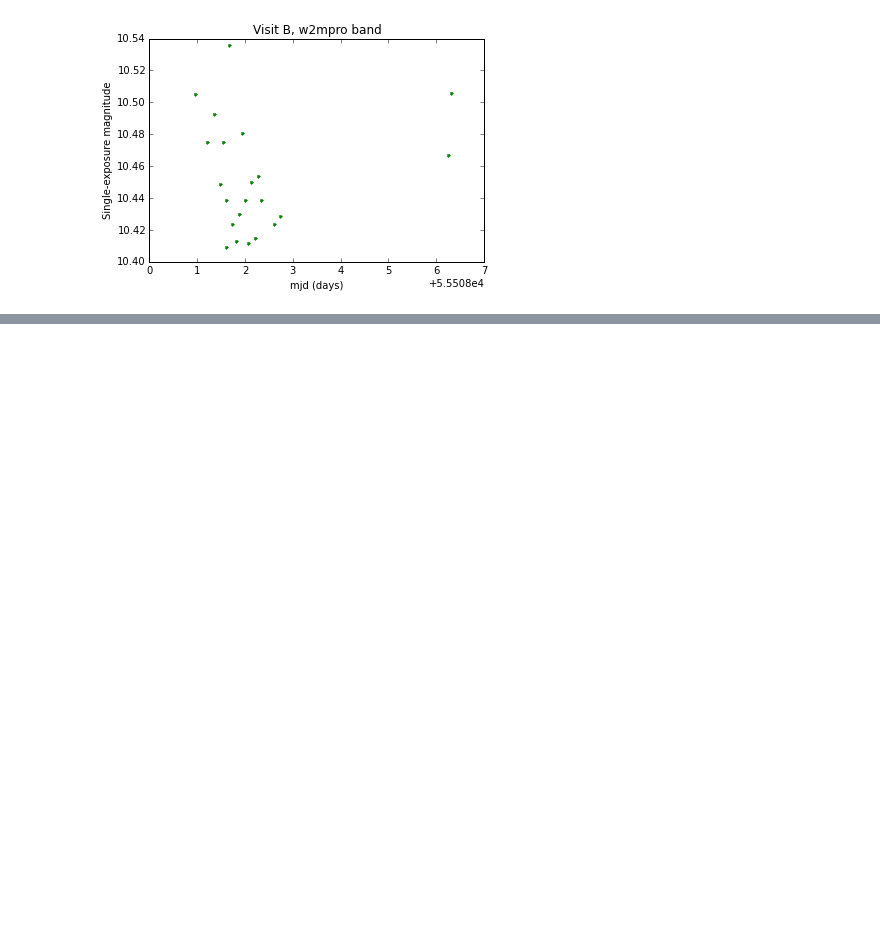
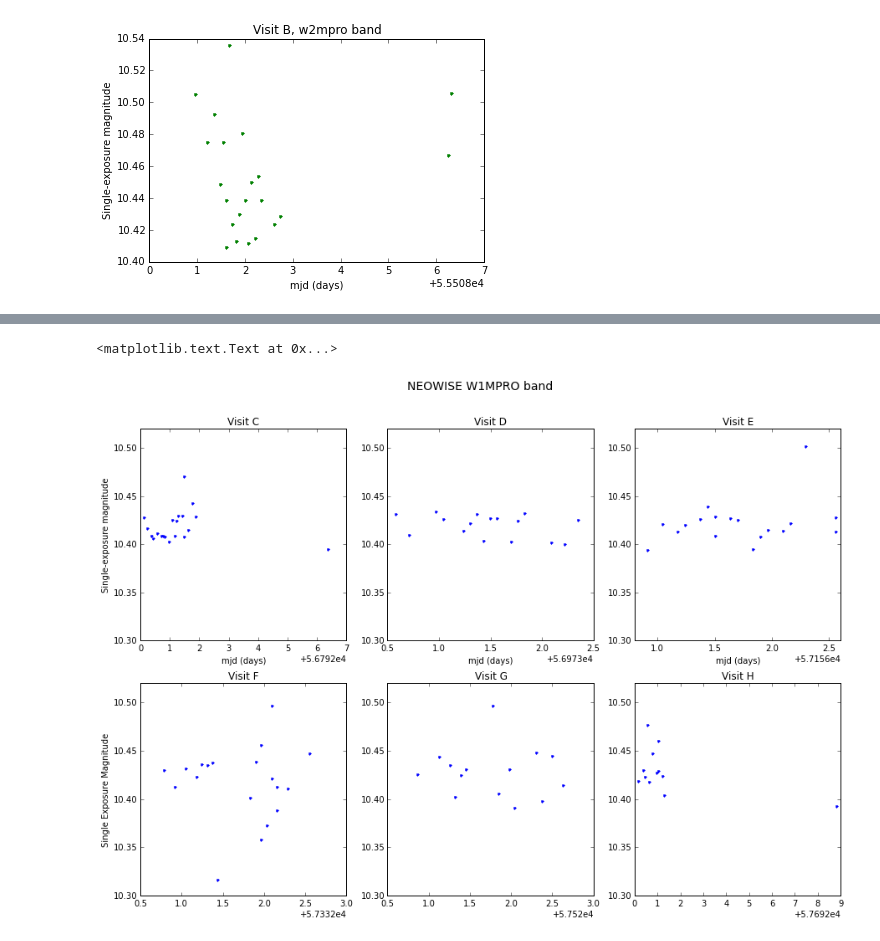
Before and after one commit to RileyWClarke/WISE_Boyajian, a Jupyter notebook: WISE_Boyajian.ipynb, the cells around one changed output, grey strips where cells are left out. Saved outputs shown, nothing was run; the diff lists cells and outputs as text; code cells hidden in the pictures; blank space fills up the shorter version.

```diff
--- a/WISE_Boyajian.ipynb
+++ b/WISE_Boyajian.ipynb
@@ -74,0 +106,68 @@ plt.title('Visit B, w2mpro band')
+# %%
+mjd_c = neo_mjd[visit_c]
+mjd_d = neo_mjd[visit_d]
+mjd_e = neo_mjd[visit_e]
+mjd_f = neo_mjd[visit_f]
+mjd_g = neo_mjd[visit_g]
+mjd_h = neo_mjd[visit_h]
+w1_c = w1_neo[visit_c]
+w1_d = w1_neo[visit_d]
+w1_e = w1_neo[visit_e]
+w1_f = w1_neo[visit_f]
+w1_g = w1_neo[visit_g]
+w1_h = w1_neo[visit_h]
+w2_c = w2_neo[visit_c]
+w2_d = w2_neo[visit_d]
+w2_e = w2_neo[visit_e]
+w2_f = w2_neo[visit_f]
+w2_g = w2_neo[visit_g]
+w2_h = w2_neo[visit_h]
+# %%
+fig = plt.figure(figsize = (15,10))
+fig.suptitle("NEOWISE W1MPRO band", fontsize=14)
+
+fig.add_subplot(231)
+
+plt.plot(mjd_c,w1_c,'b.')
+plt.ylim(10.30,10.52)
+plt.xlabel('mjd (days)')
+plt.ylabel('Single-exposure magnitude')
+plt.title('Visit C')
+
+fig.add_subplot(232)
+
+plt.plot(mjd_d,w1_d,'b.')
+plt.ylim(10.30,10.52)
+plt.xlabel('mjd (days)')
+
+plt.title('Visit D')
+
+fig.add_subplot(233)
+
+plt.plot(mjd_e,w1_e,'b.')
+plt.ylim(10.30,10.52)
+plt.xlabel('mjd (days)')
+
+plt.title('Visit E')
+
+fig.add_subplot(234)
+
+plt.plot(mjd_f,w1_f,'b.')
+plt.ylim(10.30,10.52)
+plt.title('Visit F')
+plt.ylabel("Single Exposure Magnitude")
+
+fig.add_subplot(235)
+
+plt.plot(mjd_g,w1_g,'b.')
+plt.ylim(10.30,10.52)
+plt.title('Visit G')
+
+fig.add_subplot(236)
+
+plt.plot(mjd_h,w1_h,'b.')
+plt.ylim(10.30,10.52)
+plt.title('Visit H')
+# %% [output]
+<matplotlib.text.Text at 0x...>
+[figure, added]
```
Also changed, not shown: parts of 10 cells of this notebook.
